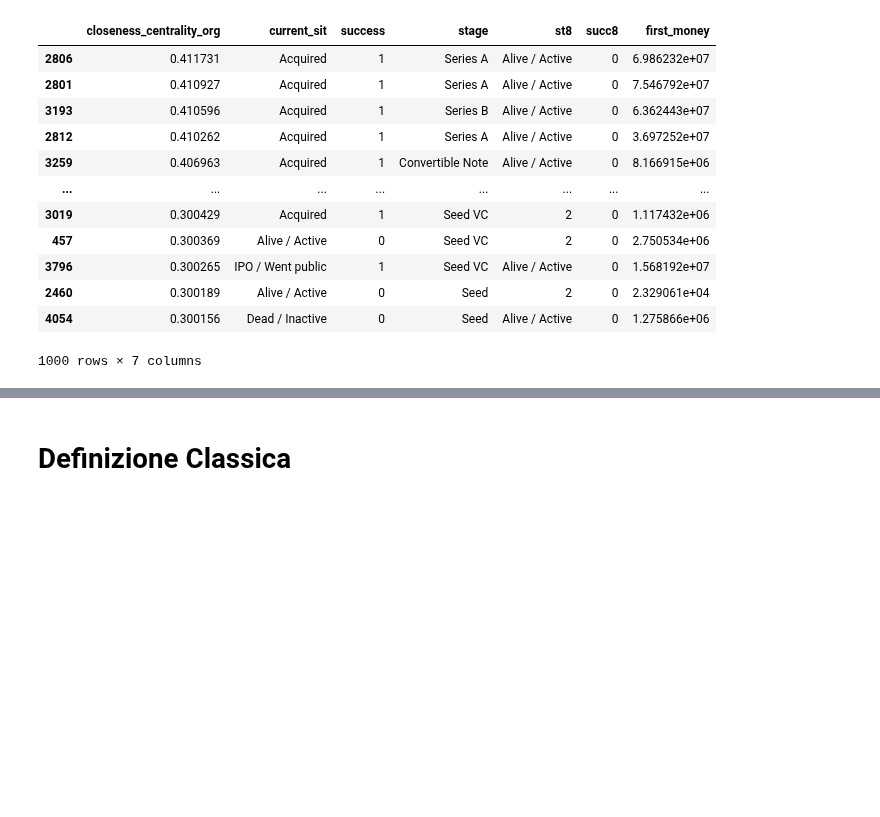
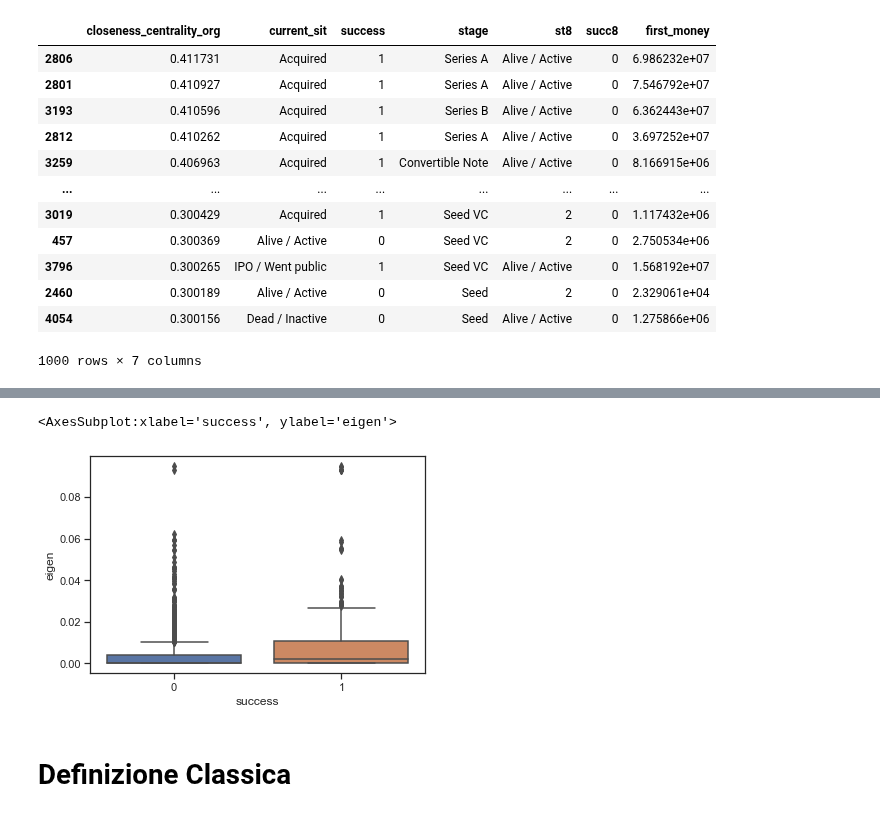
Before and after one commit to testalorenzo/crunch_net, a Jupyter notebook: ANS/ANS_all/orgorg4/Untitled.ipynb, the cells around one changed output, grey strips where cells are left out. Drawn from its saved outputs; the diff is of its cells as text; code cells hidden in the pictures; blank space fills up the shorter version.

```diff
--- a/ANS/ANS_all/orgorg4/Untitled.ipynb
+++ b/ANS/ANS_all/orgorg4/Untitled.ipynb
@@ -241,3 +295,8 @@ b12.sort_values(ascending=False, by = 'closeness_centrality_org')[0:1000]
+# %%
+sns.boxplot(x = "success", y = "eigen", data = df)
+# %% [output]
+<AxesSubplot:xlabel='success', ylabel='eigen'>
+[figure, added]
 # %% [markdown]
 # Definizione Classica
 # %%
```
Also changed, not shown: parts of 8 cells of this notebook, 1 other file.
